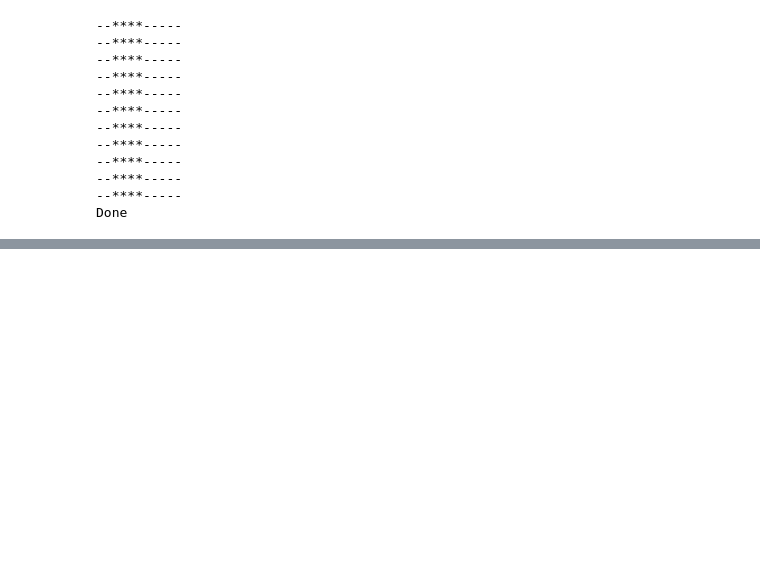
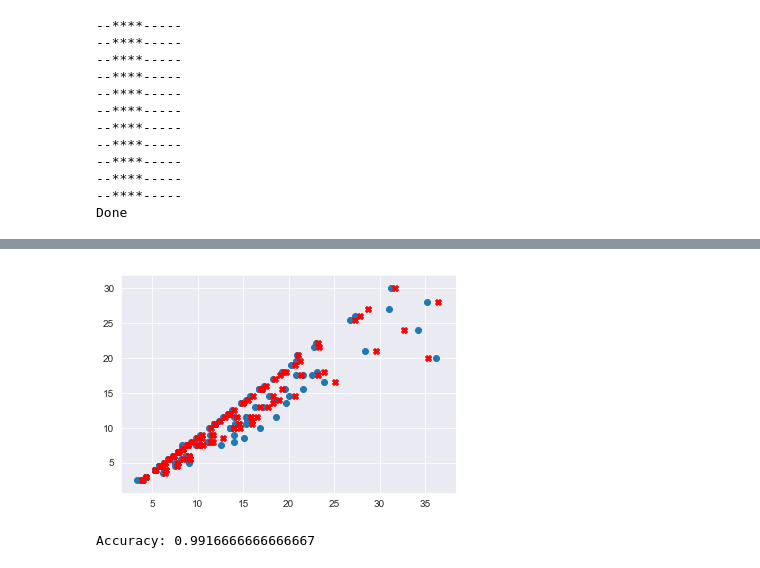
Before and after one commit to MSBX5420/Team-La-Plata-Peak, a Jupyter notebook: Creating S3 Bucket and Copying Data/Creating S3 Bucket and Copying Data-Machine_LearningPart1.ipynb, the cells around one changed output, grey strips where cells are left out. Cells and saved outputs as stored; diff of their text form; code cells hidden in the pictures; blank space fills up the shorter version.

```diff
--- a/Creating S3 Bucket and Copying Data/Creating S3 Bucket and Copying Data-Machine_LearningPart1.ipynb
+++ b/Creating S3 Bucket and Copying Data/Creating S3 Bucket and Copying Data-Machine_LearningPart1.ipynb
@@ -385,0 +472,12 @@ ValueError: cannot copy sequence with size 120 to array axis with dimension 22
+# %%
+plt.scatter(green[""],green["fare_amount"])
+plt.scatter(green["predicted Total Amount"],green["fare_amount"],marker="X",color="red")
+plt.show()
+# %% [output]
+[figure, added]
+# %%
+from sklearn import metrics
+green['PredictedVendorIDBoolean'] = clf.predict(X1)
+print("Accuracy:",metrics.accuracy_score(y1, green['PredictedVendorIDBoolean']))
+# %% [output]
+Accuracy: 0.9916666666666667
```
Also changed, not shown: parts of 15 cells of this notebook.
